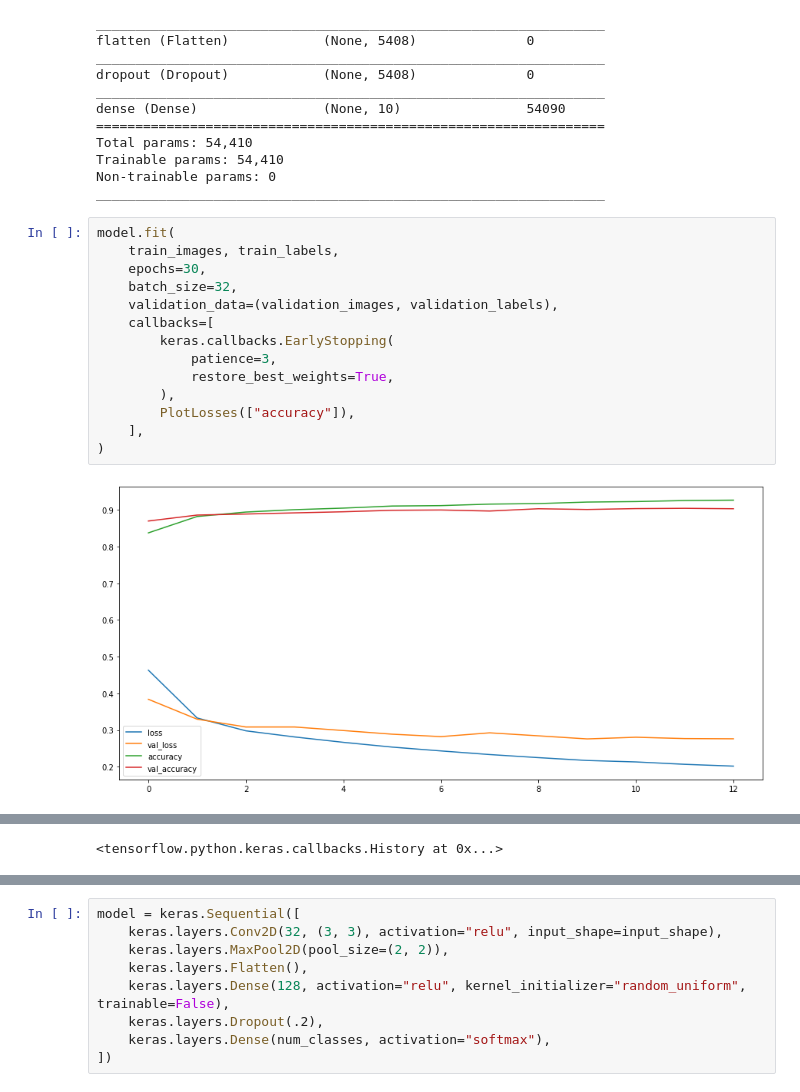
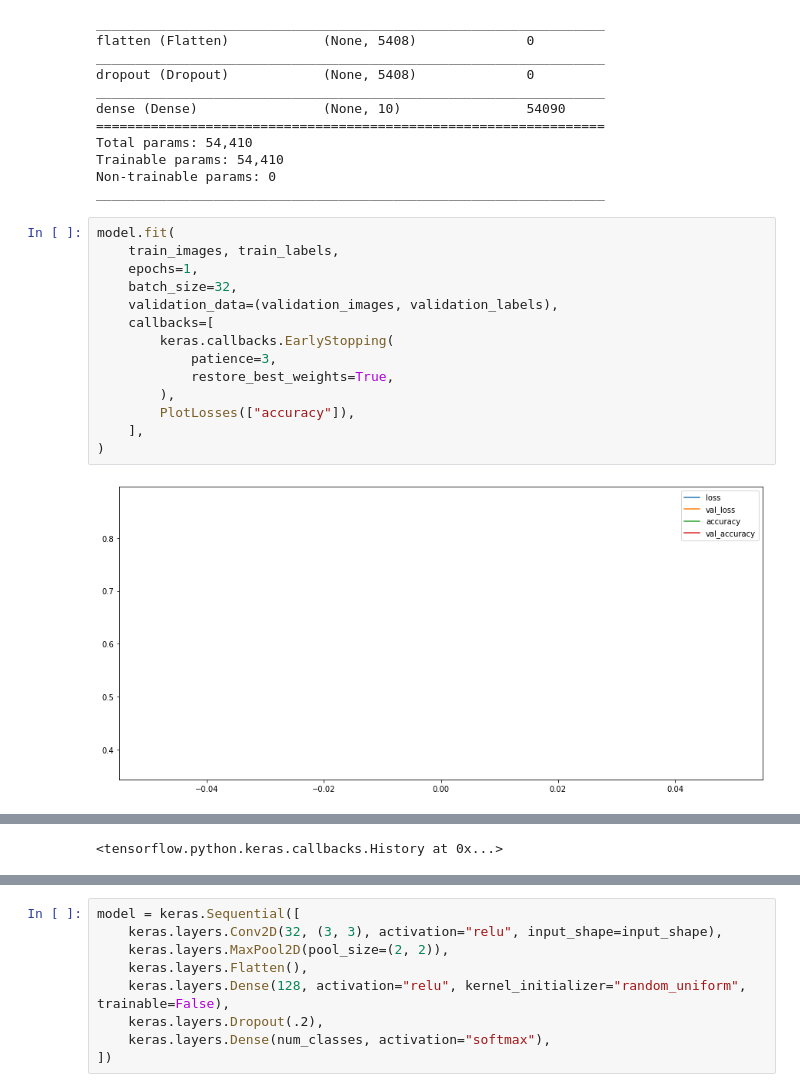
Before and after one commit to matejsladek/random_layers, a Jupyter notebook: code/experiments/mnist/Lecture notes replication.ipynb, the cells around one changed output, grey strips where cells are left out. Drawn from its saved outputs; the diff is of its cells as text.

```diff
--- a/code/experiments/mnist/Lecture notes replication.ipynb
+++ b/code/experiments/mnist/Lecture notes replication.ipynb
@@ -105,16 +105,16 @@ _________________________________________________________________
 # %%
 model.fit(
     train_images, train_labels,
-    epochs=30,
+    epochs=1,
     batch_size=32,
     validation_data=(validation_images, validation_labels),
     callbacks=[
         keras.callbacks.EarlyStopping(
             patience=3,
             restore_best_weights=True,
         ),
         PlotLosses(["accuracy"]),
     ],
 )
 # %% [output]
-[figure, old version]
+[figure, new version]
```
Also changed, not shown: parts of 7 cells of this notebook.
